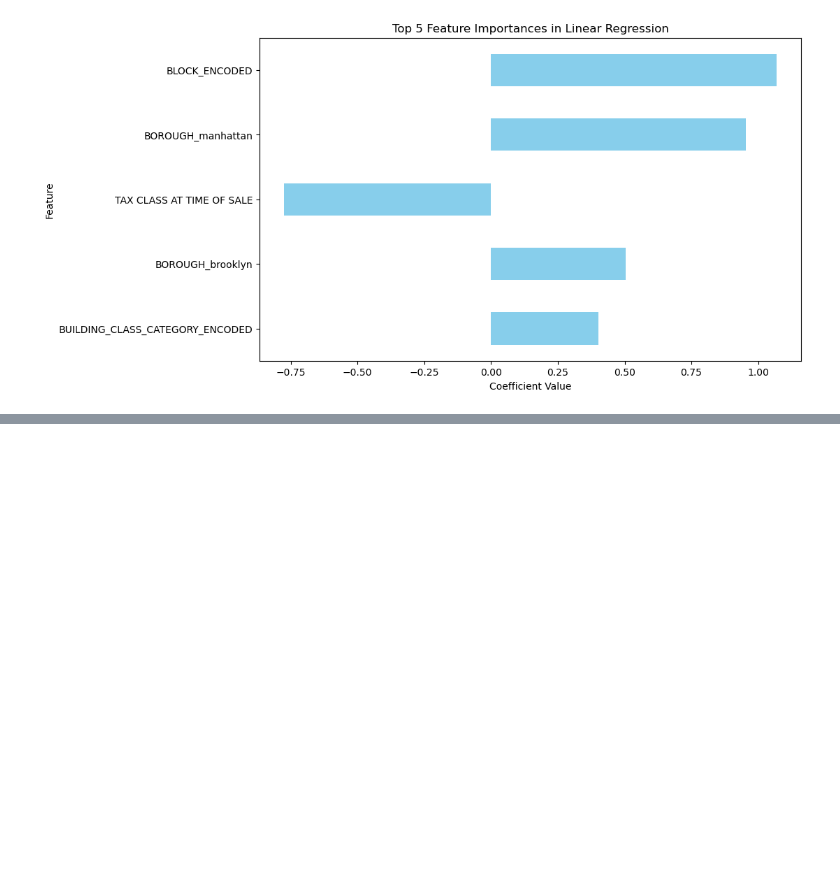
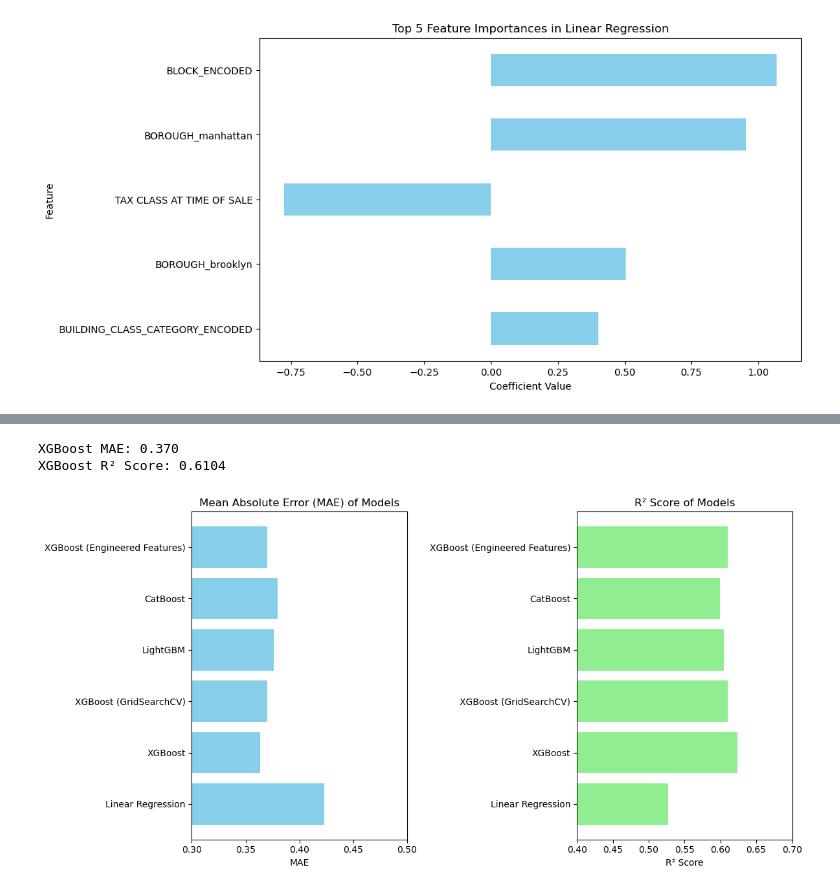
Before and after one commit to LuigiPampanin01/-Default-of-Credit-Card-Clients, a Jupyter notebook: analysis_dataset.ipynb, the cells around one changed output, grey strips where cells are left out. Cells and saved outputs as stored; diff of their text form; code cells hidden in the pictures; blank space fills up the shorter version.

```diff
--- a/analysis_dataset.ipynb
+++ b/analysis_dataset.ipynb
@@ -235,0 +506,5 @@ plt.show()
+# %%
+df["COMMERCIAL_UNITS_PER_SQFT"] = df["COMMERCIAL UNITS"] / df["LOG_LAND_SQFT"]
+df["COMMERCIAL_UNITS_PER_SQFT"].fillna(0, inplace=True)
+
+df.drop(columns = ["COMMERCIAL UNITS"], inplace=True)  # Drop original features
@@ -235,0 +678,43 @@ plt.show()
+# %%
+# Train the model
+xgb_regressor.fit(X_train, y_train)
+
+# Predict on test set
+y_pred_xgb = xgb_regressor.predict(X_test)
+
+# Evaluate performance
+mae_xgb_fe = mean_absolute_error(y_test, y_pred_xgb)
+r2_xgb_fe = r2_score(y_test, y_pred_xgb)
+
+print(f"XGBoost MAE: {mae_xgb_fe:.3f}")
+print(f"XGBoost R² Score: {r2_xgb_fe:.4f}")
+# %% [output]
+XGBoost MAE: 0.370
+XGBoost R² Score: 0.6104
+# %%
+import matplotlib.pyplot as plt
+
+# Define model names and their corresponding MAE and R² scores
+model_names = ["Linear Regression","XGBoost", "XGBoost (GridSearchCV)", "LightGBM", "CatBoost", "XGBoost (Engineered Features)"]
+mae_scores = [mae_lr, mae_xgb, mae_xgb_fe, mae_lgb, mae_cat, mae_xgb_fe]
+r2_scores = [r2_lr, r2_xgb, r2_xgb_fe, r2_lgb, r2_cat, r2_xgb_fe]
+
+# Plot MAE scores
+plt.figure(figsize=(12, 6))
+plt.subplot(1, 2, 1)
+plt.barh(model_names, mae_scores, color='skyblue')
+plt.xlabel("MAE")
+plt.xlim([0.3, 0.5])
+plt.title("Mean Absolute Error (MAE) of Models")
+
+# Plot R² scores
+plt.subplot(1, 2, 2)
+plt.barh(model_names, r2_scores, color='lightgreen')
+plt.xlabel("R² Score")
+plt.xlim([0.4, 0.7])
+plt.title("R² Score of Models")
+
+plt.tight_layout()
+plt.show()
+# %% [output]
+[figure, added]
```
Also changed, not shown: parts of 27 cells of this notebook, 6 other files.
